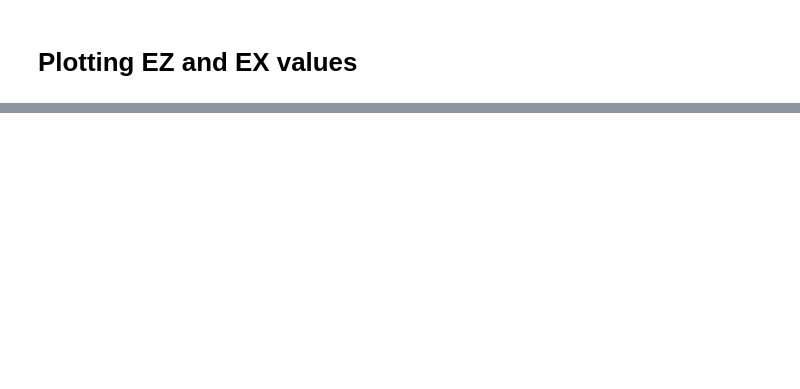
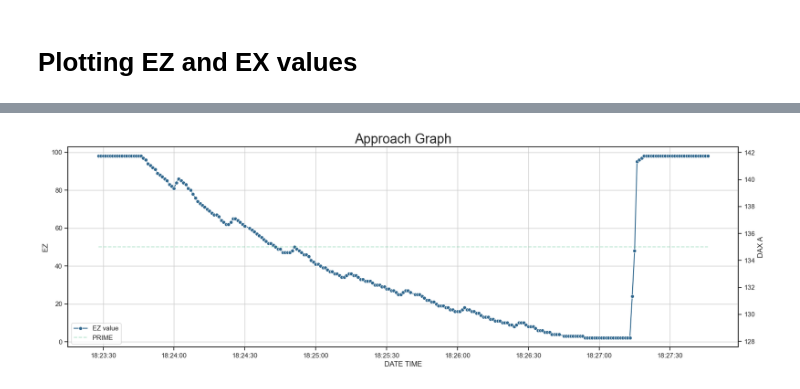
Before and after one commit to David-L-Roberts/GCP_Log_Parser, a Jupyter notebook: test_003.ipynb, the cells around one changed output, grey strips where cells are left out. Saved outputs shown, nothing was run; the diff lists cells and outputs as text; code cells hidden in the pictures; blank space fills up the shorter version.

```diff
--- a/test_003.ipynb
+++ b/test_003.ipynb
@@ -125,0 +128,10 @@ plotApproachGraph(df_plot)
+# %%
+df_plot = df_data
+# df_plot = df_plot[df_plot['TRACK NUM'] == "Track 1"]
+# df_plot = df_plot[df_plot['DATE TIME'] < pd.Timestamp("2024-04-16 17:45:0")]
+# df_plot = df_plot[df_plot['DATE TIME'] > pd.Timestamp("2024-04-16 17:25:0")]
+df_plot = df_plot[df_plot['COUNT'] > 150]
+
+plotApproachGraph(df_plot)
+# %% [output]
+[figure, added]
```
Also changed, not shown: parts of 5 cells of this notebook, 5 other files.
